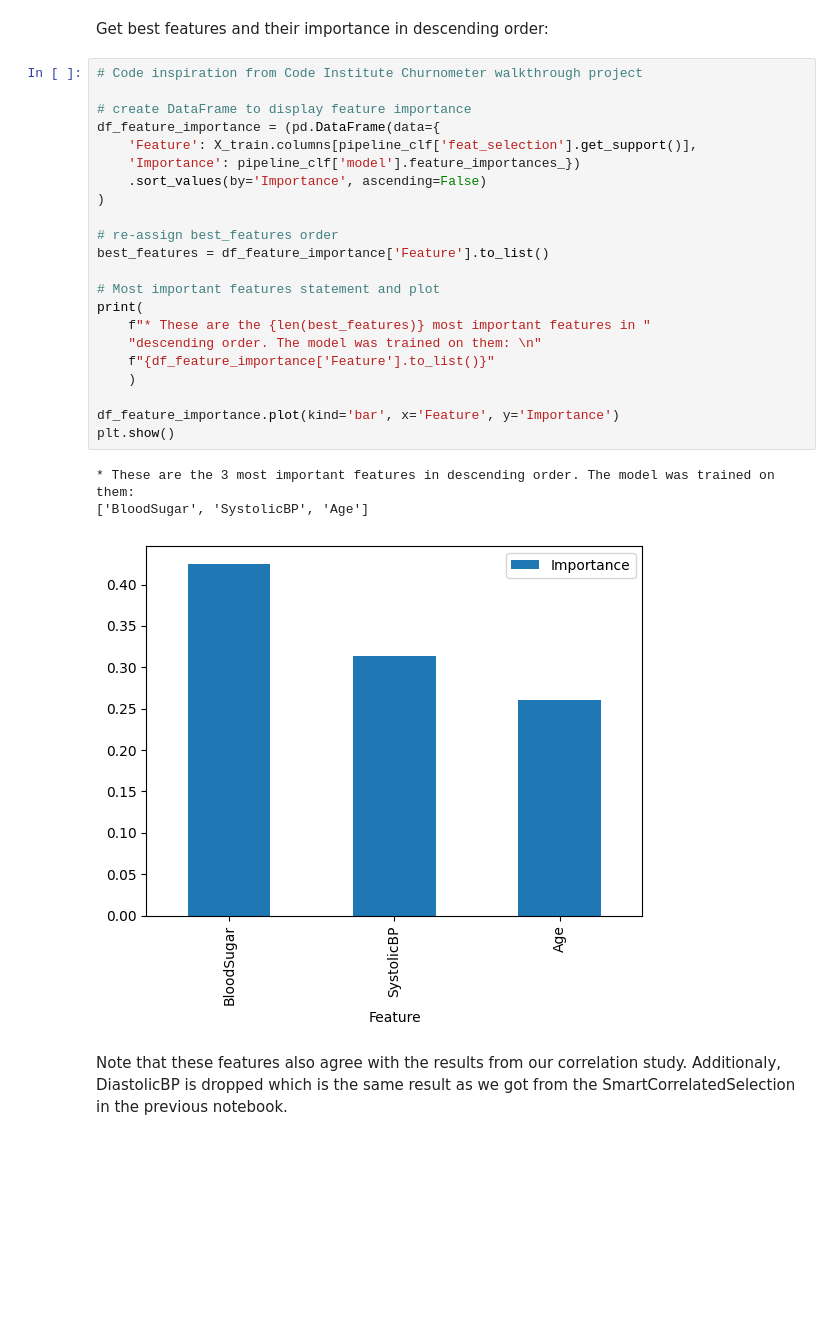
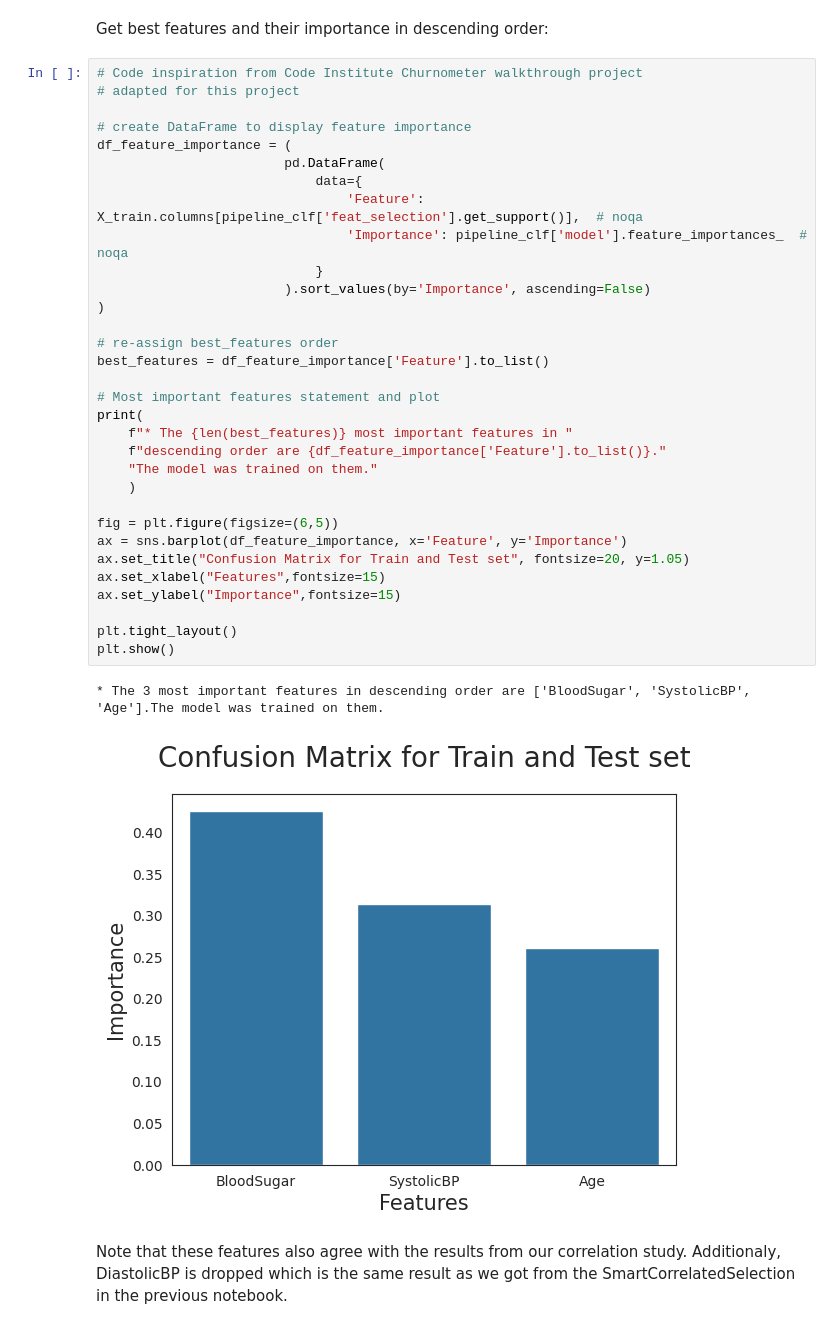
Before and after one commit to theresaabl/ML-maternal-health-risk, a Jupyter notebook: jupyter_notebooks/07-ModellingAndEvaluation-ClassificationB.ipynb, the cells around one changed output. Saved outputs shown, nothing was run; the diff lists cells and outputs as text; blank space fills up the shorter version.

Commit message:
Clean up notebook 7, save plots to outputs and for documentation

```diff
--- a/jupyter_notebooks/07-ModellingAndEvaluation-ClassificationB.ipynb
+++ b/jupyter_notebooks/07-ModellingAndEvaluation-ClassificationB.ipynb
@@ -153,30 +153,39 @@ X_train.head()
 Get best features and their importance in descending order:
 # %%
 # Code inspiration from Code Institute Churnometer walkthrough project
+# adapted for this project
 
 # create DataFrame to display feature importance
-df_feature_importance = (pd.DataFrame(data={
-    'Feature': X_train.columns[pipeline_clf['feat_selection'].get_support()],
-    'Importance': pipeline_clf['model'].feature_importances_})
-    .sort_values(by='Importance', ascending=False)
+df_feature_importance = (
+                        pd.DataFrame(
+                            data={
+                                'Feature': X_train.columns[pipeline_clf['feat_selection'].get_support()],  # noqa
+                                'Importance': pipeline_clf['model'].feature_importances_  # noqa
+                            }
+                        ).sort_values(by='Importance', ascending=False)
 )
 
 # re-assign best_features order
 best_features = df_feature_importance['Feature'].to_list()
 
 # Most important features statement and plot
 print(
-    f"* These are the {len(best_features)} most important features in "
-    "descending order. The model was trained on them: \n"
-    f"{df_feature_importance['Feature'].to_list()}"
+    f"* The {len(best_features)} most important features in "
+    f"descending order are {df_feature_importance['Feature'].to_list()}."
+    "The model was trained on them."
     )
 
-df_feature_importance.plot(kind='bar', x='Feature', y='Importance')
+fig = plt.figure(figsize=(6,5))
+ax = sns.barplot(df_feature_importance, x='Feature', y='Importance')
+ax.set_title("Confusion Matrix for Train and Test set", fontsize=20, y=1.05)
+ax.set_xlabel("Features",fontsize=15)
+ax.set_ylabel("Importance",fontsize=15)
+
+plt.tight_layout()
 plt.show()
 # %% [output]
-* These are the 3 most important features in descending order. The model was trained on them:
-['BloodSugar', 'SystolicBP', 'Age']
+* The 3 most important features in descending order are ['BloodSugar', 'SystolicBP', 'Age'].The model was trained on them.
-[figure, old version]
+[figure, new version]
 # %% [markdown]
 Note that these features also agree with the results from our correlation study. Additionaly, DiastolicBP is dropped which is the same result as we got from the SmartCorrelatedSelection in the previous notebook.
 # %% [markdown]
```
Also changed, not shown: parts of 9 cells of this notebook, 3 other files.
